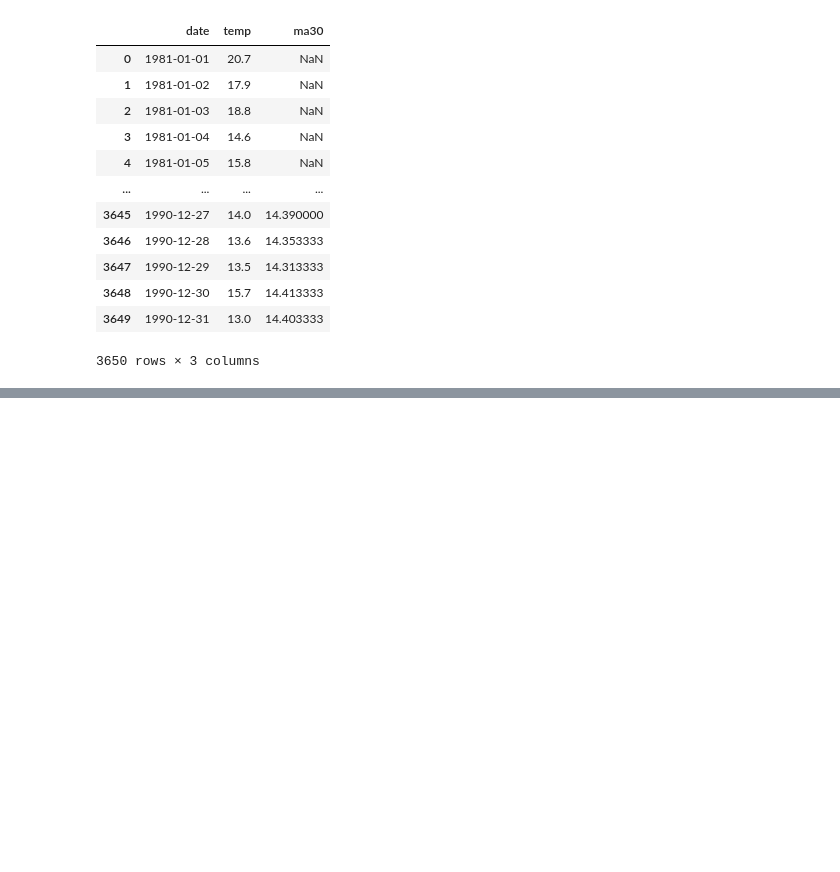
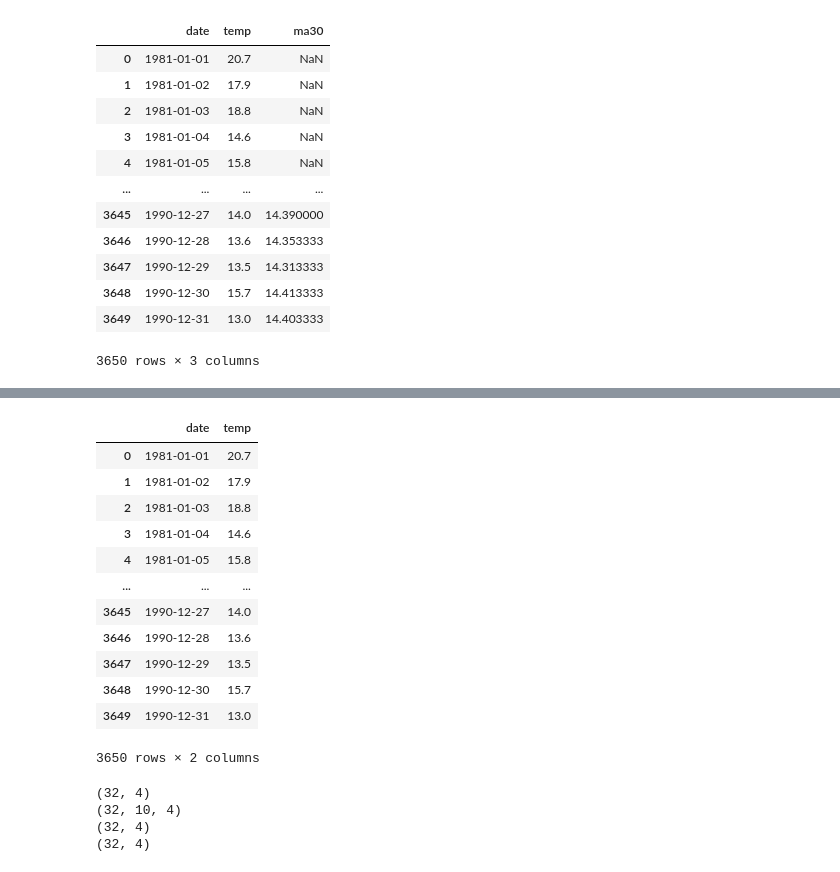
Before and after one commit to aianau/umfst, a Jupyter notebook: CN/seasonal-data.ipynb, the cells around one changed output, grey strips where cells are left out. Cells and saved outputs as stored; diff of their text form; code cells hidden in the pictures; blank space fills up the shorter version.

```diff
--- a/CN/seasonal-data.ipynb
+++ b/CN/seasonal-data.ipynb
@@ -153,0 +238,17 @@ px.line(out_df, x='date', y=out_df.columns[1:])
+# %%
+df = pd.read_csv("data.csv") #corrected argument name
+df
+# %% [output]
+|  | date | temp |
+| 0 | 1981-01-01 | 20.7 |
+| 1 | 1981-01-02 | 17.9 |
+| 2 | 1981-01-03 | 18.8 |
+| 3 | 1981-01-04 | 14.6 |
+| 4 | 1981-01-05 | 15.8 |
+| ... | ... | ... |
+| 3645 | 1990-12-27 | 14.0 |
+| 3646 | 1990-12-28 | 13.6 |
+| 3647 | 1990-12-29 | 13.5 |
+| 3648 | 1990-12-30 | 15.7 |
+| 3649 | 1990-12-31 | 13.0 |
+3650 rows × 2 columns
@@ -153,0 +266,18 @@ px.line(out_df, x='date', y=out_df.columns[1:])
+# %%
+inputs = tf.random.normal([32, 10, 8])
+lstm = tf.keras.layers.LSTM(4)
+output = lstm(inputs)
+print(output.shape)
+
+lstm = tf.keras.layers.LSTM(4, return_sequences=True, return_state=True)
+whole_seq_output, final_memory_state, final_carry_state = lstm(inputs)
+print(whole_seq_output.shape)
+
+print(final_memory_state.shape)
+
+print(final_carry_state.shape)
+# %% [output]
+(32, 4)
+(32, 10, 4)
+(32, 4)
+(32, 4)
```
Also changed, not shown: parts of 14 cells of this notebook, 5 other files.
